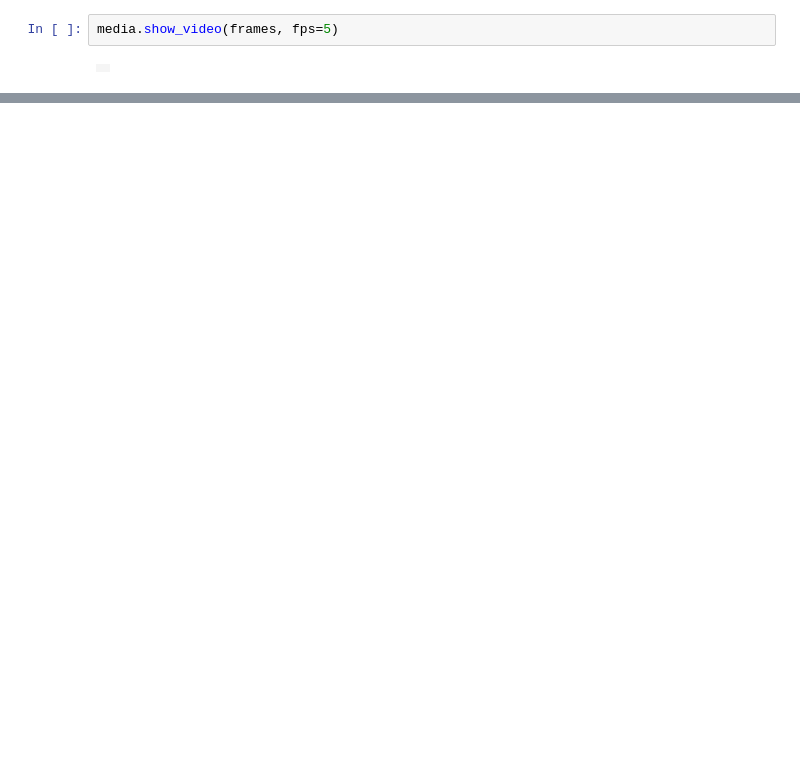
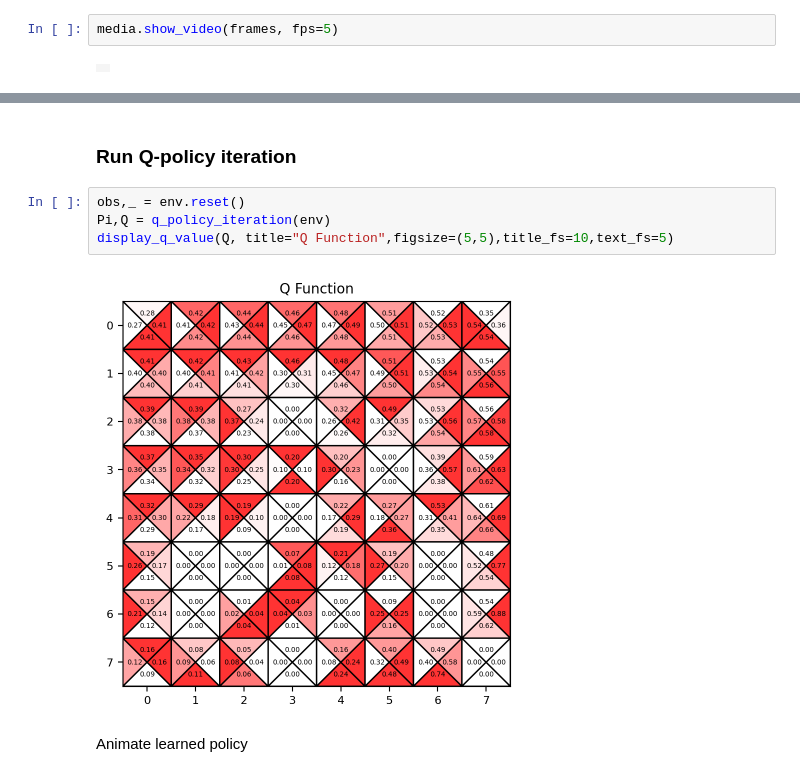
Before and after one commit to sjchoi86/yet-another-rl-tutorial, a Jupyter notebook: code/demo_04_policy_iteration.ipynb, the cells around one changed output, grey strips where cells are left out. Cells and saved outputs as stored; diff of their text form; blank space fills up the shorter version.

```diff
--- a/code/demo_04_policy_iteration.ipynb
+++ b/code/demo_04_policy_iteration.ipynb
@@ -470,0 +668,10 @@ media.show_video(frames, fps=5)
+# %% [markdown]
+### Run Q-policy iteration
+# %%
+obs,_ = env.reset()
+Pi,Q = q_policy_iteration(env)
+display_q_value(Q, title="Q Function",figsize=(5,5),title_fs=10,text_fs=5)
+# %% [output]
+[figure, added]
+# %% [markdown]
+Animate learned policy
```
Also changed, not shown: parts of 17 cells of this notebook, 6 other files.
